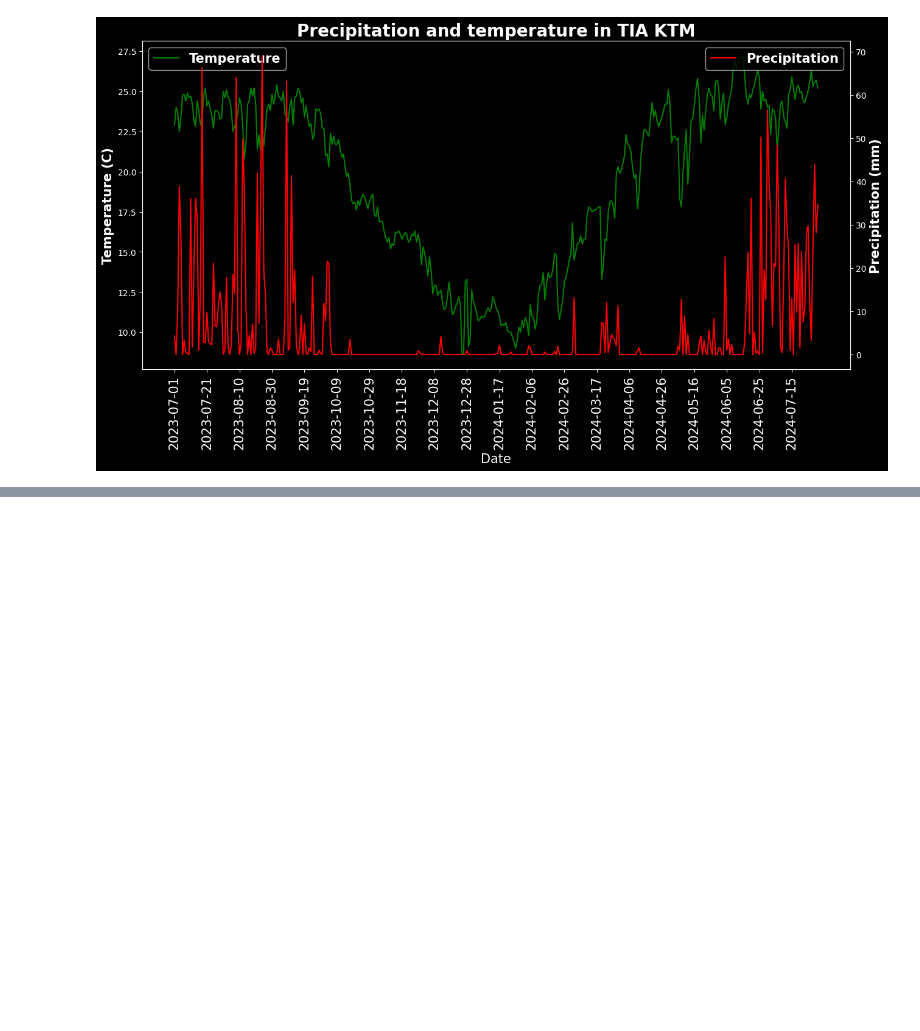
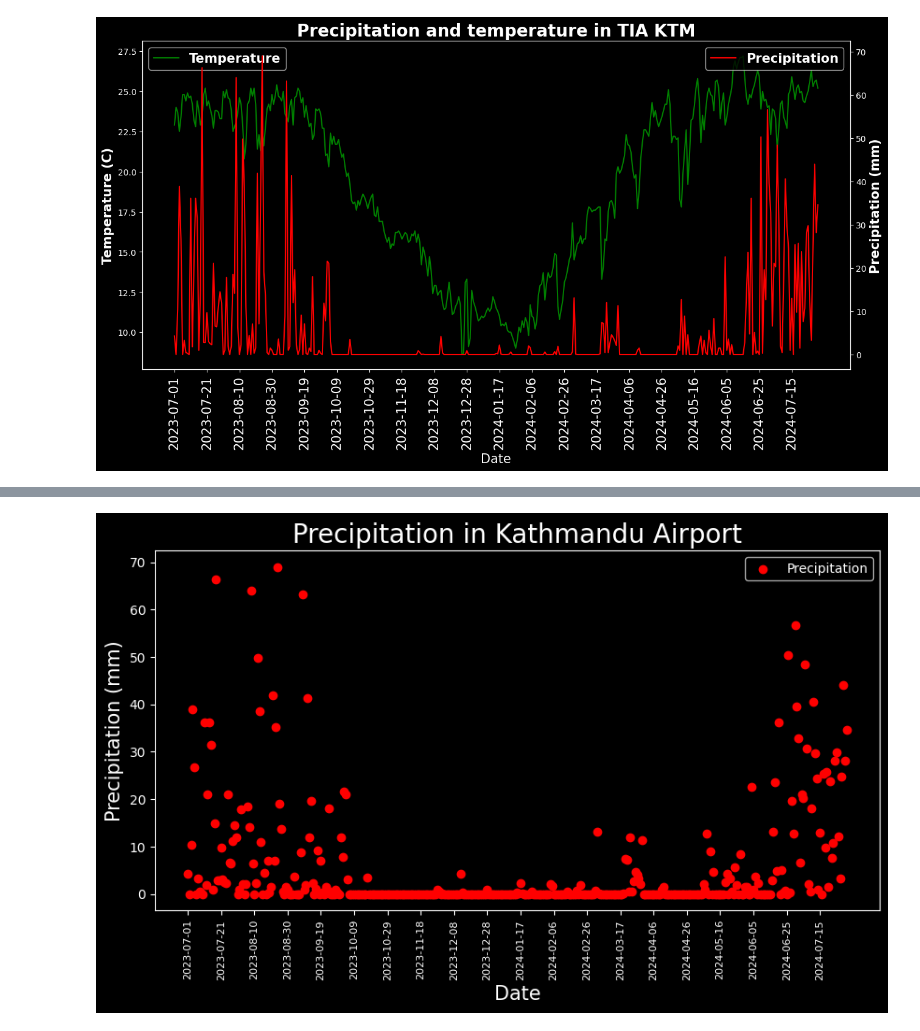
Before and after one commit to jsdhami/Lightning-Research-Data, a Jupyter notebook: Visualization_of_Air_pressure_and_Precipitaion.ipynb, the cells around one changed output, grey strips where cells are left out. Drawn from its saved outputs; the diff is of its cells as text; code cells hidden in the pictures; blank space fills up the shorter version.

```diff
--- a/Visualization_of_Air_pressure_and_Precipitaion.ipynb
+++ b/Visualization_of_Air_pressure_and_Precipitaion.ipynb
@@ -140,0 +158,15 @@ plt.show()
+# %%
+#scatter plot of precipitation vs date in Kathmandu airport
+fig,ax=plt.subplots()
+fig.set_size_inches(10,5)
+ax.scatter(x,z,label='Precipitation',color='red')
+ax.set_xlabel('Date',fontsize=15)
+ax.set_ylabel('Precipitation (mm)',fontsize=15)
+ax.set_title('Precipitation in Kathmandu Airport',fontsize=20)
+ax.set_xticks(x[::20])
+ax.set_xticklabels(x[::20],rotation=90,fontsize=8)
+plt.style.use('dark_background')
+ax.legend()
+plt.show()
+# %% [output]
+[figure, added]
```
Also changed, not shown: parts of 4 cells of this notebook.
